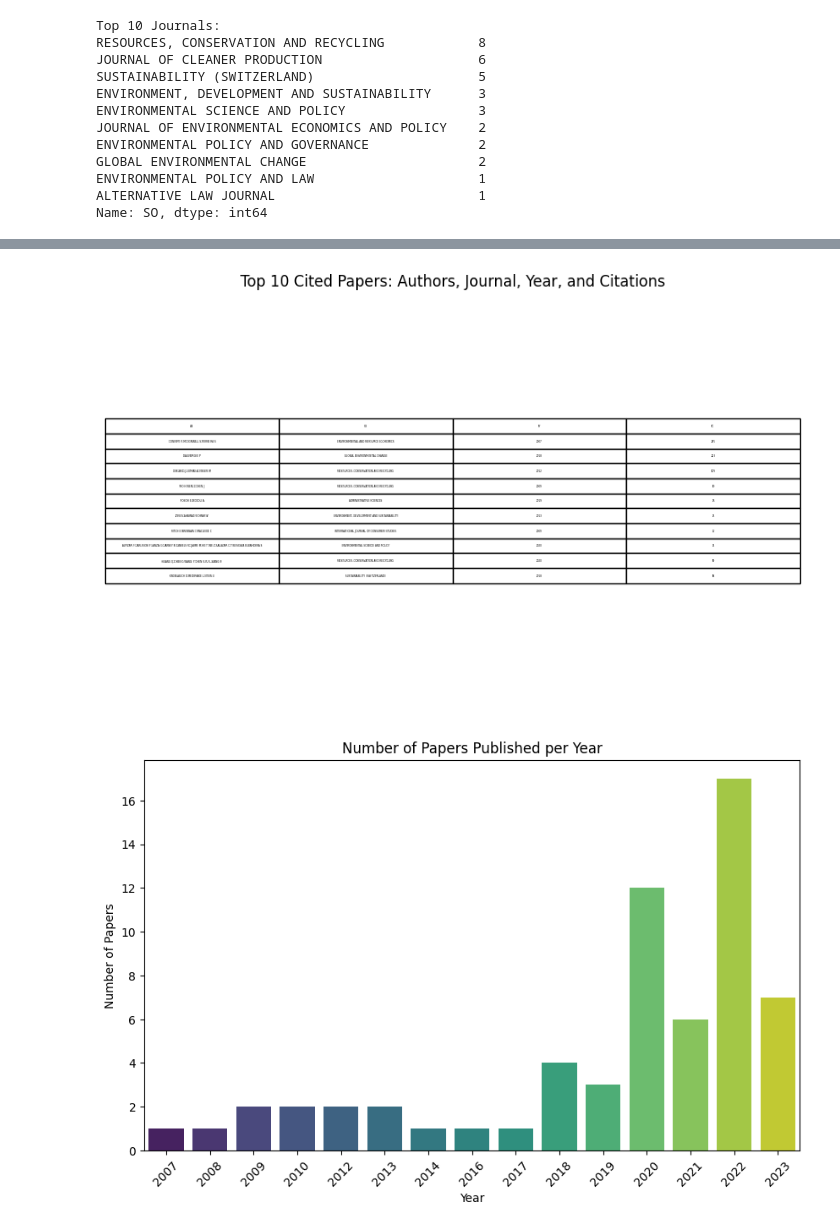
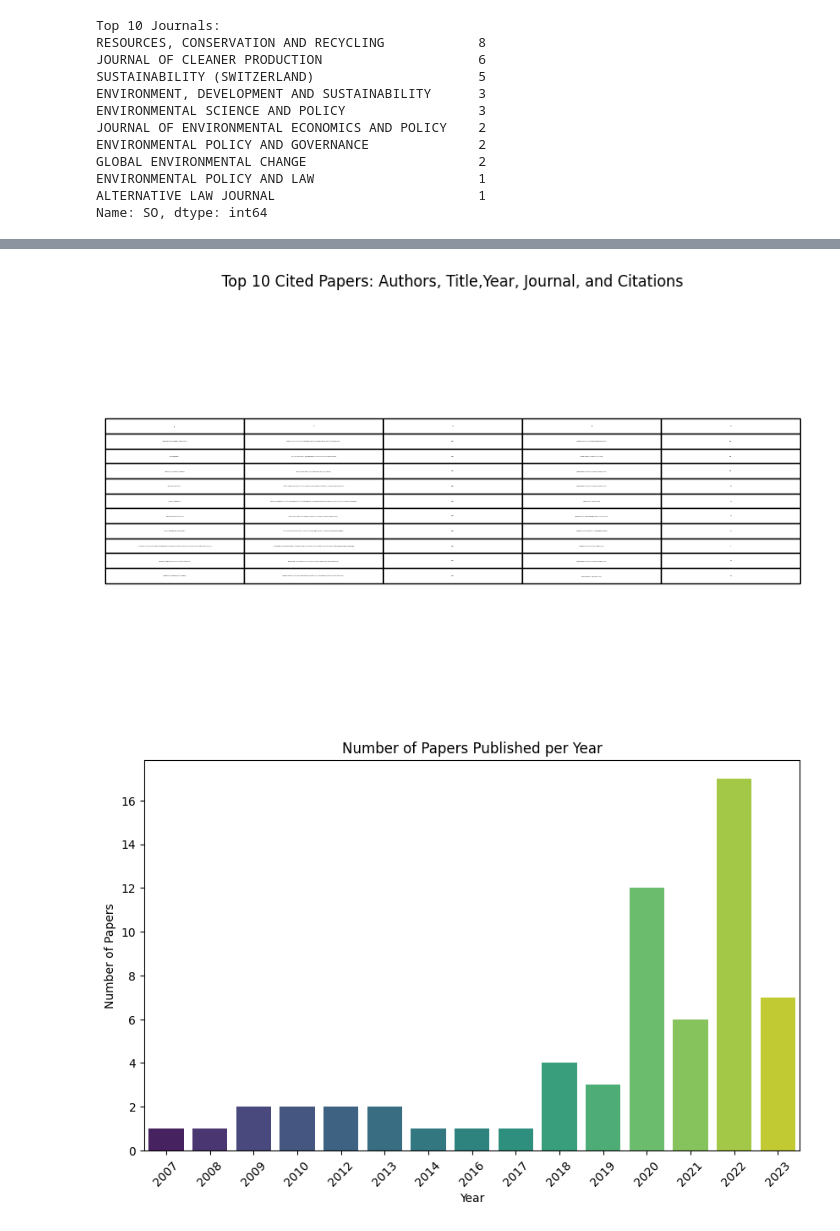
Before and after one commit to luigimersico/Topic_modelling, a Jupyter notebook: bibliometric_analysis.ipynb, the cells around one changed output, grey strips where cells are left out. Saved outputs shown, nothing was run; the diff lists cells and outputs as text; code cells hidden in the pictures.

```diff
--- a/bibliometric_analysis.ipynb
+++ b/bibliometric_analysis.ipynb
@@ -87,7 +105,7 @@ df['TC'] = pd.to_numeric(df['TC'], errors='coerce').fillna(0)  # Convert TC to n
 top_cited_papers = df.sort_values(by='TC', ascending=False).head(10)
 
 # Create a data table with authors, journal, and citations
-data_table = top_cited_papers[['AU', 'SO', 'PY', 'TC']]
+data_table = top_cited_papers[['AU', 'TI','PY', 'SO', 'TC']]
 
 # Print the data table using tabulate library
 table_str = tabulate(data_table, headers='keys', tablefmt='grid')
@@ -99,6 +117,6 @@ print(table_str)
 plt.figure(figsize=(10, 6))
 plt.axis('off')  # Turn off axis
 plt.table(cellText=data_table.values, colLabels=data_table.columns, cellLoc='center', loc='center')
-plt.title("Top 10 Cited Papers: Authors, Journal, Year, and Citations")
+plt.title("Top 10 Cited Papers: Authors, Title,Year, Journal, and Citations")
 plt.show()
 # %% [output]
@@ -122,4 +140,4 @@ plt.show()
-[figure, old version]
+[figure, new version]
 # %%
 # Convert the 'PY' column to string and then extract publication year
 df['Year'] = df['PY'].astype(str).str.extract(r'(\d{4})')
```
Also changed, not shown: parts of 5 cells of this notebook.
